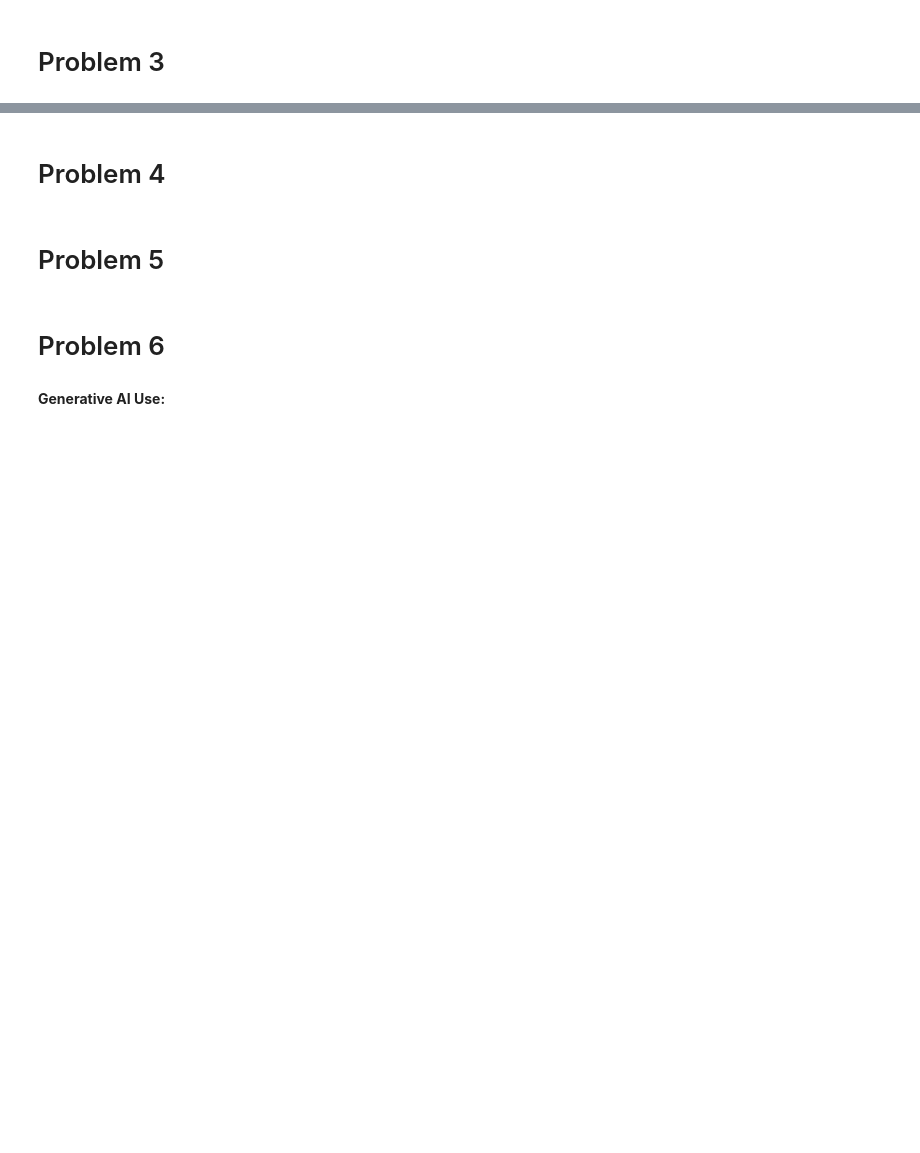
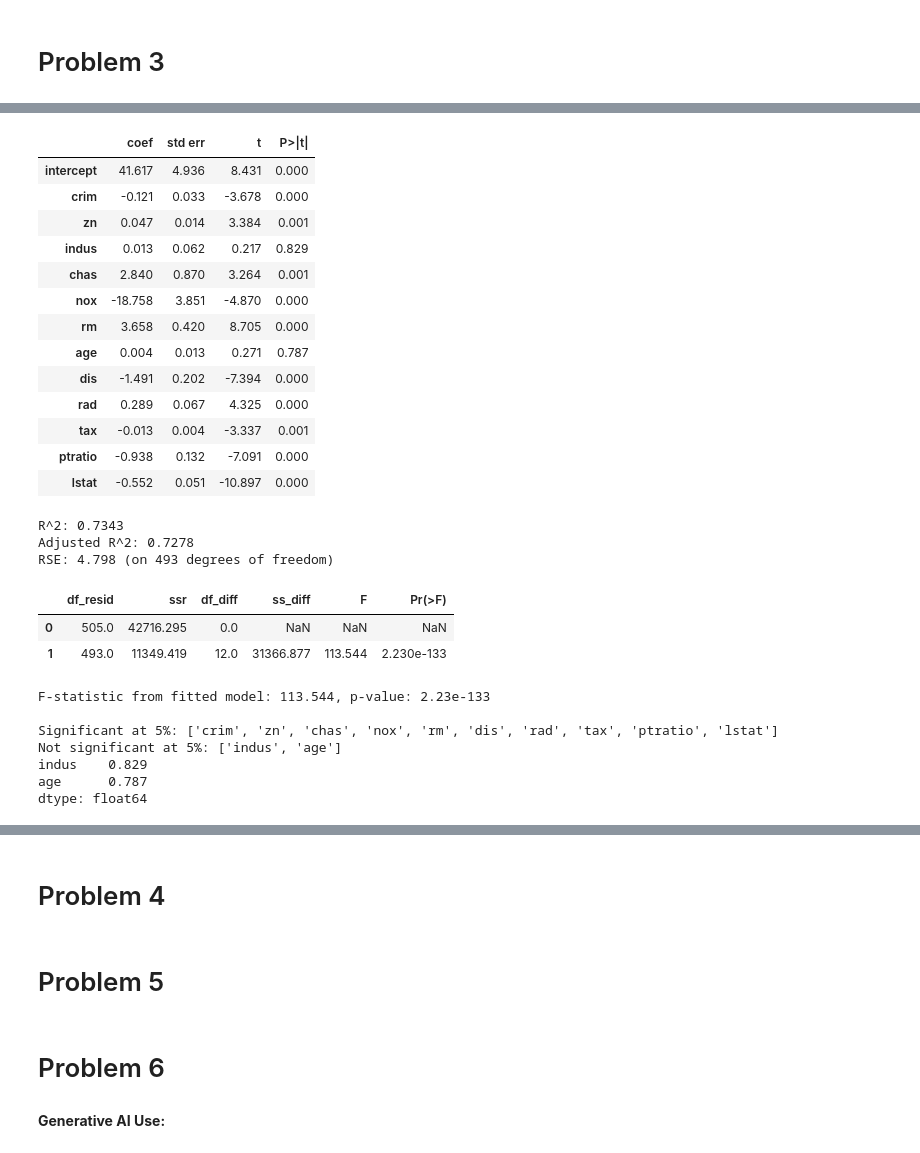
Before and after one commit to avinashsriram1/ADSP-31011-Statistical-Models-for-Data-Science, a Jupyter notebook: Assignment 3/Assignment_3_Avinash_Sriram.ipynb, the cells around one changed output, grey strips where cells are left out. Saved outputs shown, nothing was run; the diff lists cells and outputs as text; code cells hidden in the pictures; blank space fills up the shorter version.

```diff
--- a/Assignment 3/Assignment_3_Avinash_Sriram.ipynb
+++ b/Assignment 3/Assignment_3_Avinash_Sriram.ipynb
@@ -223,0 +305,52 @@ looks weak:
+# %%
+# Part 2
+
+# (a)
+full = fit_ols(predictors)
+display(summarize(full))
+
+rse = np.sqrt(full.scale)
+print(f"R^2: {full.rsquared:.4f}")
+print(f"Adjusted R^2: {full.rsquared_adj:.4f}")
+print(f"RSE: {rse:.3f} (on {int(full.df_resid)} degrees of freedom)")
+
+# (b)
+null = sm.OLS(Boston['medv'], np.ones(len(Boston))).fit()
+display(anova_lm(null, full))
+print(f"\nF-statistic from fitted model: {full.fvalue:.3f}, p-value: {full.f_pvalue:.3g}")
+
+# (c), (d) significance at the 5% level
+pvals = full.pvalues.drop('intercept', errors='ignore')
+print("\nSignificant at 5%:", list(pvals[pvals < 0.05].index))
+print("Not significant at 5%:", list(pvals[pvals >= 0.05].index))
+print(pvals[pvals >= 0.05])
+
+print("We cannot conclude they are unrelated to medv. Not rejecting H_0 does not mean there is no relationship (it means the predictor adds little to the model)")
+# %% [output]
+|  | coef | std err | t | P>|t| |
+| intercept | 41.617 | 4.936 | 8.431 | 0.000 |
+| crim | -0.121 | 0.033 | -3.678 | 0.000 |
+| zn | 0.047 | 0.014 | 3.384 | 0.001 |
+| indus | 0.013 | 0.062 | 0.217 | 0.829 |
+| chas | 2.840 | 0.870 | 3.264 | 0.001 |
+| nox | -18.758 | 3.851 | -4.870 | 0.000 |
+| rm | 3.658 | 0.420 | 8.705 | 0.000 |
+| age | 0.004 | 0.013 | 0.271 | 0.787 |
+| dis | -1.491 | 0.202 | -7.394 | 0.000 |
+| rad | 0.289 | 0.067 | 4.325 | 0.000 |
+| tax | -0.013 | 0.004 | -3.337 | 0.001 |
+| ptratio | -0.938 | 0.132 | -7.091 | 0.000 |
+| lstat | -0.552 | 0.051 | -10.897 | 0.000 |
+R^2: 0.7343
+Adjusted R^2: 0.7278
+RSE: 4.798 (on 493 degrees of freedom)
+|  | df_resid | ssr | df_diff | ss_diff | F | Pr(>F) |
+| 0 | 505.0 | 42716.295 | 0.0 | NaN | NaN | NaN |
+| 1 | 493.0 | 11349.419 | 12.0 | 31366.877 | 113.544 | 2.230e-133 |
+F-statistic from fitted model: 113.544, p-value: 2.23e-133
+
+Significant at 5%: ['crim', 'zn', 'chas', 'nox', 'rm', 'dis', 'rad', 'tax', 'ptratio', 'lstat']
+Not significant at 5%: ['indus', 'age']
+indus    0.829
+age      0.787
+dtype: float64
```
Also changed, not shown: parts of 7 cells of this notebook.
